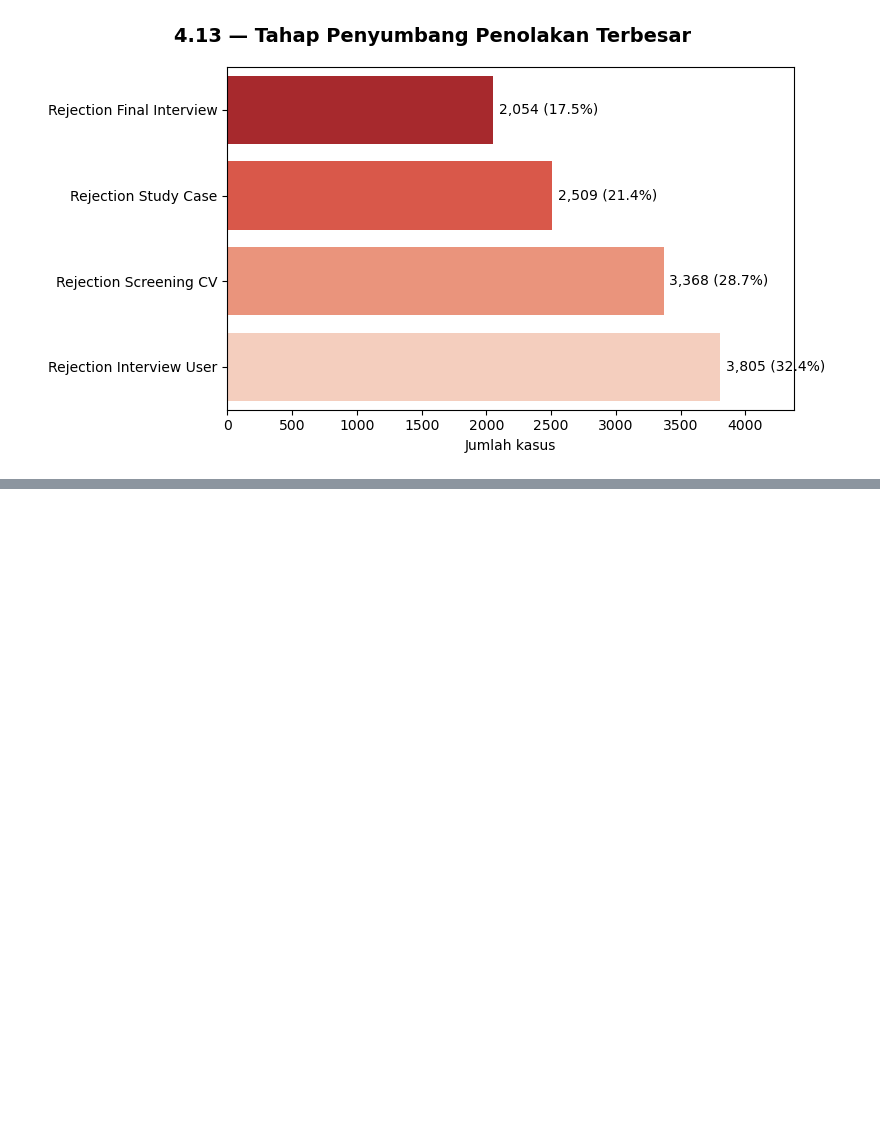
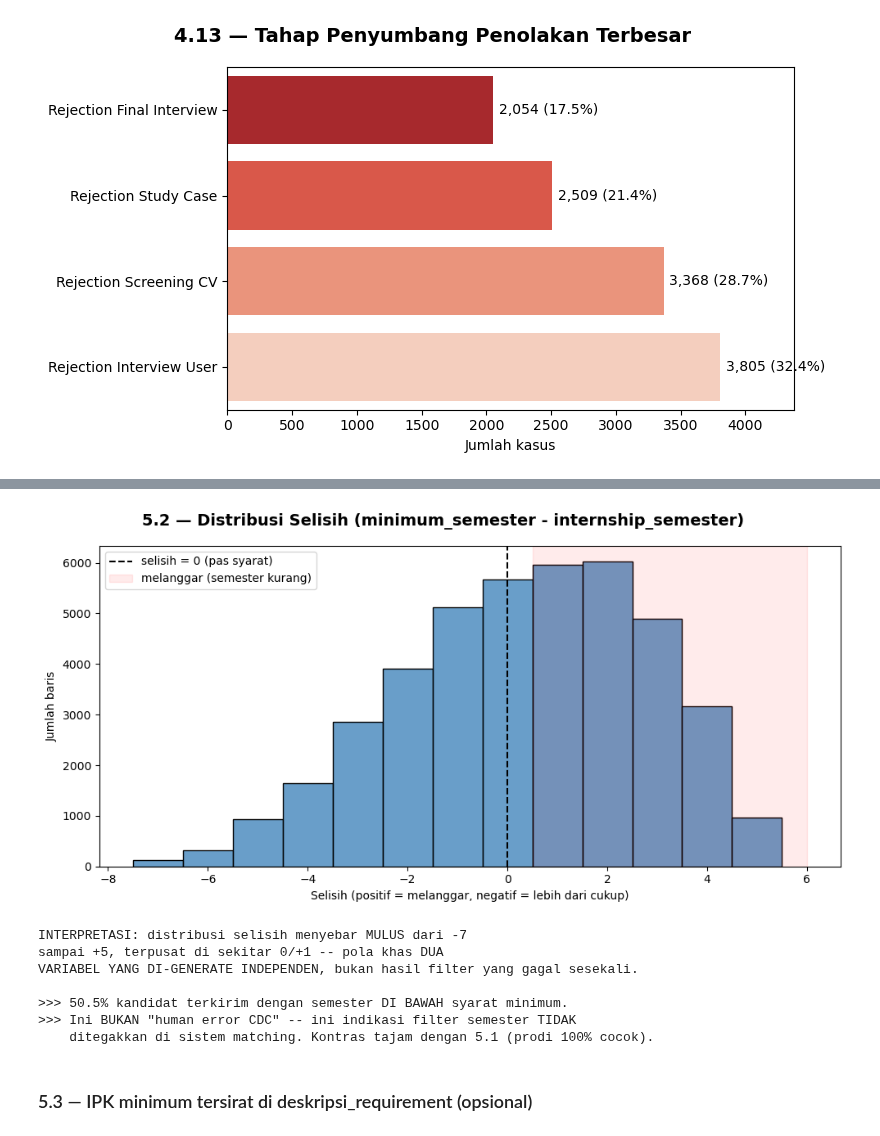
Before and after one commit to zzdf5/ssf-ssdc26-kataedward, a Jupyter notebook: notebooks/02_eda.ipynb, the cells around one changed output, grey strips where cells are left out. Cells and saved outputs as stored; diff of their text form; code cells hidden in the pictures; blank space fills up the shorter version.

```diff
--- a/notebooks/02_eda.ipynb
+++ b/notebooks/02_eda.ipynb
@@ -4189,0 +4339,59 @@ plt.show()
+# %%
+fig, ax = plt.subplots(figsize=(10, 5))
+fig.suptitle(
+    "5.2 — Distribusi Selisih (minimum_semester - internship_semester)",
+    fontsize=14,
+    fontweight="bold",
+)
+
+selisih_range = range(
+    int(ts_with_minsem["selisih"].min()), int(ts_with_minsem["selisih"].max()) + 2
+)
+sns.histplot(
+    ts_with_minsem["selisih"],
+    bins=selisih_range,
+    discrete=True,
+    ax=ax,
+    color=sns.color_palette("Set1")[1],
+)
+
+ax.axvline(
+    0, color="black", linestyle="--", linewidth=1.5, label="selisih = 0 (pas syarat)"
+)
+ax.axvspan(
+    0.5,
+    ts_with_minsem["selisih"].max() + 1,
+    color="red",
+    alpha=0.08,
+    label="melanggar (semester kurang)",
+)
+
+ax.set_xlabel("Selisih (positif = melanggar, negatif = lebih dari cukup)")
+ax.set_ylabel("Jumlah baris")
+ax.legend()
+
+plt.tight_layout()
+plt.show()
+
+print(
+    f"""
+INTERPRETASI: distribusi selisih menyebar MULUS dari {ts_with_minsem['selisih'].min():.0f}
+sampai +{ts_with_minsem['selisih'].max():.0f}, terpusat di sekitar 0/+1 -- pola khas DUA
+VARIABEL YANG DI-GENERATE INDEPENDEN, bukan hasil filter yang gagal sesekali.
+
+>>> {pct_melanggar:.1f}% kandidat terkirim dengan semester DI BAWAH syarat minimum.
+>>> Ini BUKAN "human error CDC" -- ini indikasi filter semester TIDAK
+    ditegakkan di sistem matching. Kontras tajam dengan 5.1 (prodi 100% cocok).
+"""
+)
+# %% [output]
+[figure, added]
+INTERPRETASI: distribusi selisih menyebar MULUS dari -7
+sampai +5, terpusat di sekitar 0/+1 -- pola khas DUA
+VARIABEL YANG DI-GENERATE INDEPENDEN, bukan hasil filter yang gagal sesekali.
+
+>>> 50.5% kandidat terkirim dengan semester DI BAWAH syarat minimum.
+>>> Ini BUKAN "human error CDC" -- ini indikasi filter semester TIDAK
+    ditegakkan di sistem matching. Kontras tajam dengan 5.1 (prodi 100% cocok).
+# %% [markdown]
+### 5.3 — IPK minimum tersirat di deskripsi_requirement (opsional)
```
Also changed, not shown: parts of 58 cells of this notebook, 2 other files.
